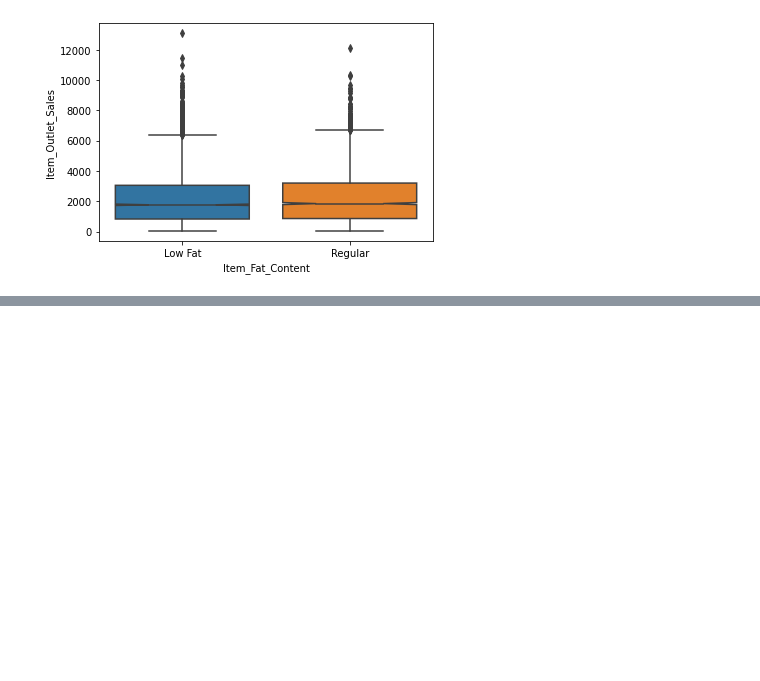
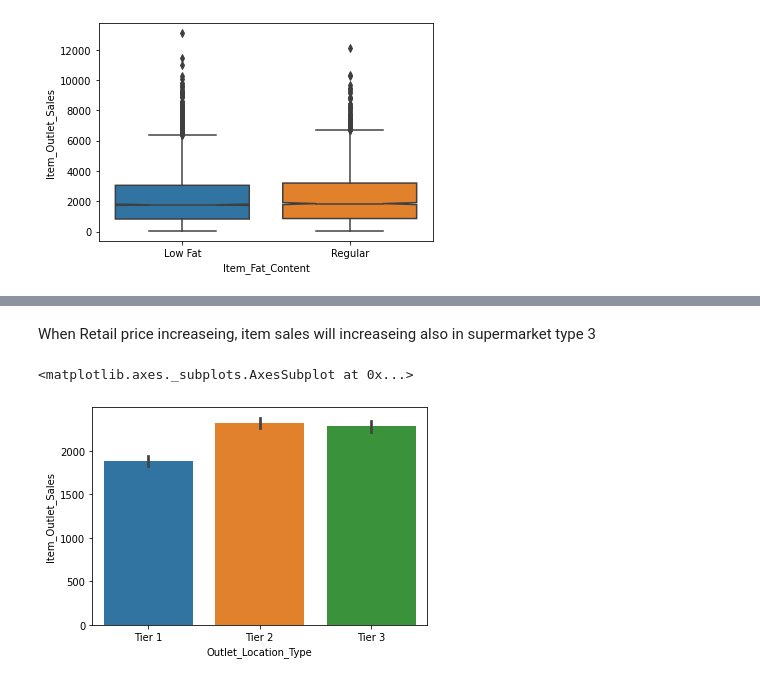
Before and after one commit to ivyyyyyliu/Food-Sales-Prediction, a Jupyter notebook: Food_Sale_Prediction_Part_3.ipynb, the cells around one changed output, grey strips where cells are left out. Cells and saved outputs as stored; diff of their text form; code cells hidden in the pictures; blank space fills up the shorter version.

```diff
--- a/Food_Sale_Prediction_Part_3.ipynb
+++ b/Food_Sale_Prediction_Part_3.ipynb
@@ -185,0 +198,7 @@ sns.heatmap(corr, cmap ='Blues');
+# %% [markdown]
+When Retail price increaseing, item sales will increaseing also in supermarket type 3
+# %%
+sns.barplot(data = df, x = 'Outlet_Location_Type', y = 'Item_Outlet_Sales', order=['Tier 1', 'Tier 2', 'Tier 3'])
+# %% [output]
+<matplotlib.axes._subplots.AxesSubplot at 0x...>
+[figure, added]
```
Also changed, not shown: parts of 9 cells of this notebook.
